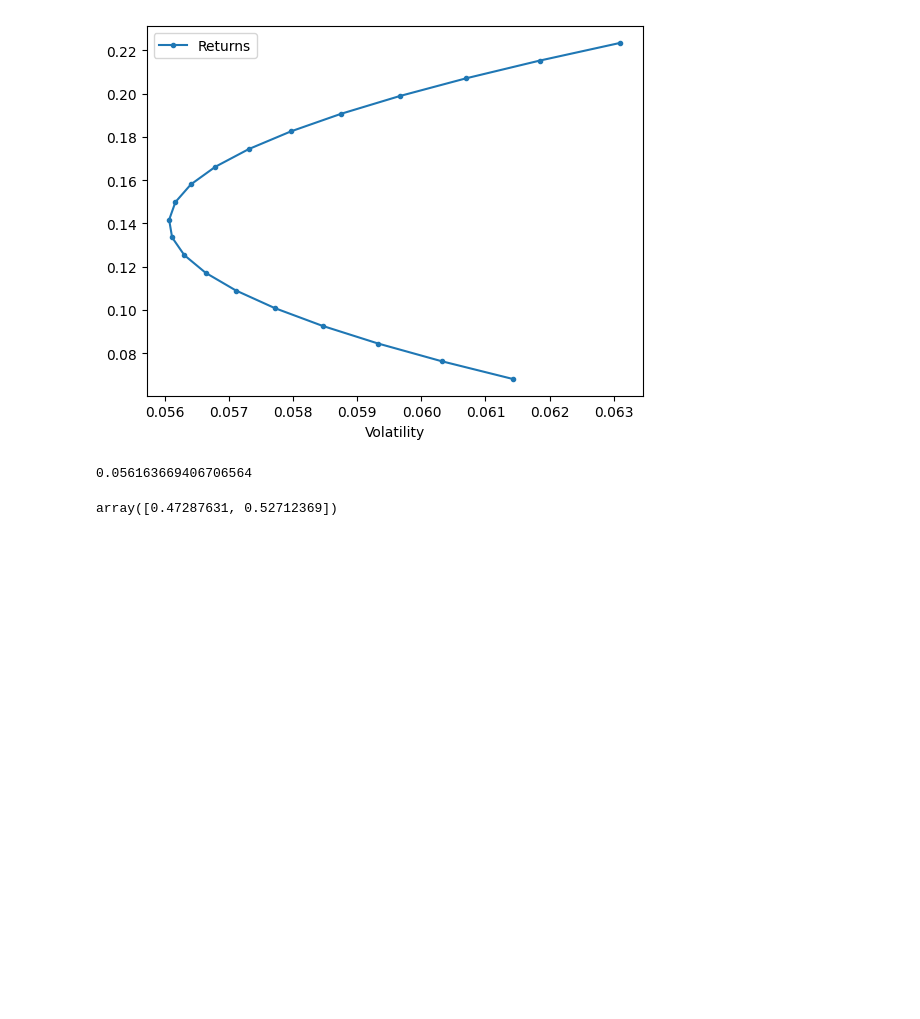
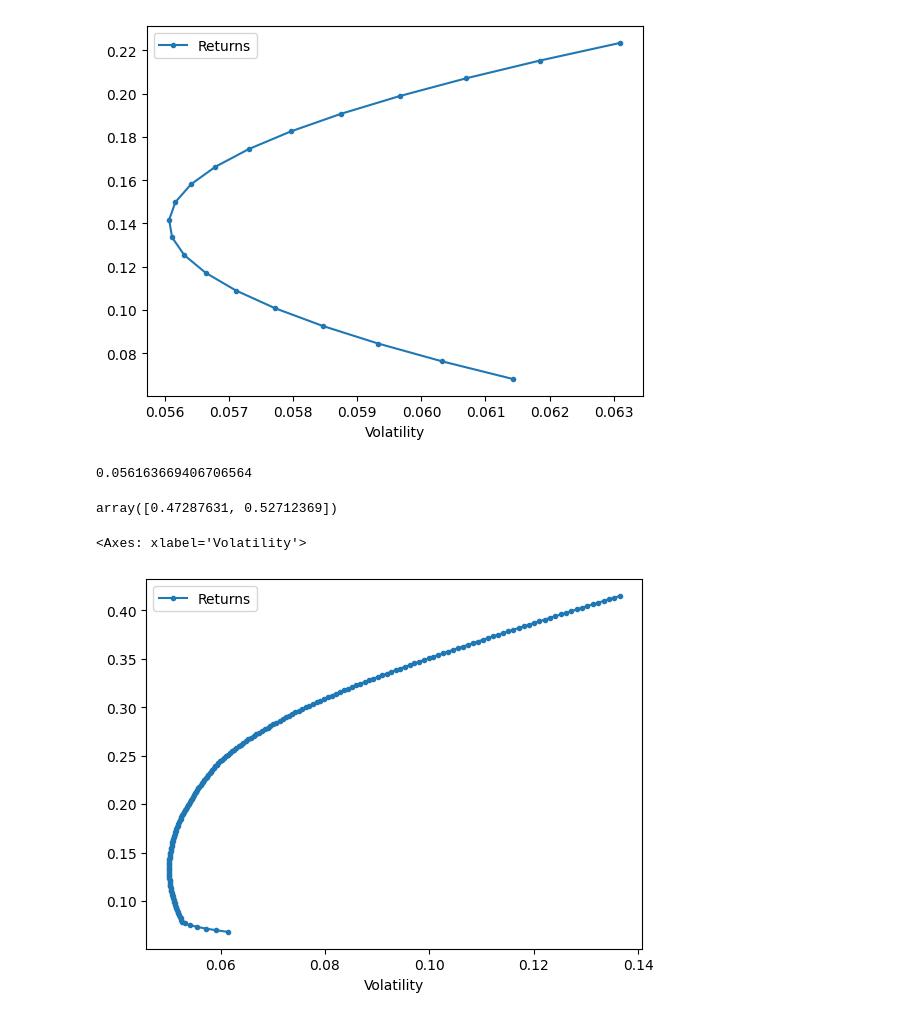
Before and after one commit to whiplash9102/portfolio-construction, a Jupyter notebook: 9_N_Asset_Efficient_Frontier.ipynb, the cells around one changed output. Cells and saved outputs as stored; diff of their text form; code cells hidden in the pictures; blank space fills up the shorter version.

Commit message:
Import max-sharp-ratio function and plot update for its

```diff
--- a/9_N_Asset_Efficient_Frontier.ipynb
+++ b/9_N_Asset_Efficient_Frontier.ipynb
@@ -56,9 +53,8 @@ def optimal_weights(n_points, er, cov):
     --> List of weight to run the optimizer on to minimize the vol
     """
     target_rs = np.linspace(er.min(), er.max(), n_points)
-    weights = [erk.minimize_vol(target_rs, er, cov) for target_return in target_rs]
+    weights = [erk.minimize_vol(target_return, er, cov) for target_return in target_rs]
     return weights
-
 def plot_ef(npoints, er, cov, style=".-"):
     """Plot N-asset efficient frontier"""
     weights = optimal_weights(npoints, er, cov)
@@ -68,4 +64,7 @@ def plot_ef(npoints, er, cov, style=".-"):
     return ef.plot.line(x="Volatility", y="Returns", style=style)
 # %%
 l = ["Smoke", "Fin", "Games","Coal"]
-plot_ef(25, er[l],cov.loc[l,l])
+plot_ef(200, er[l],cov.loc[l,l])
+# %% [output]
+<Axes: xlabel='Volatility'>
+[figure, added]
```
Also changed, not shown: parts of 1 cell of this notebook, 2 other files.
